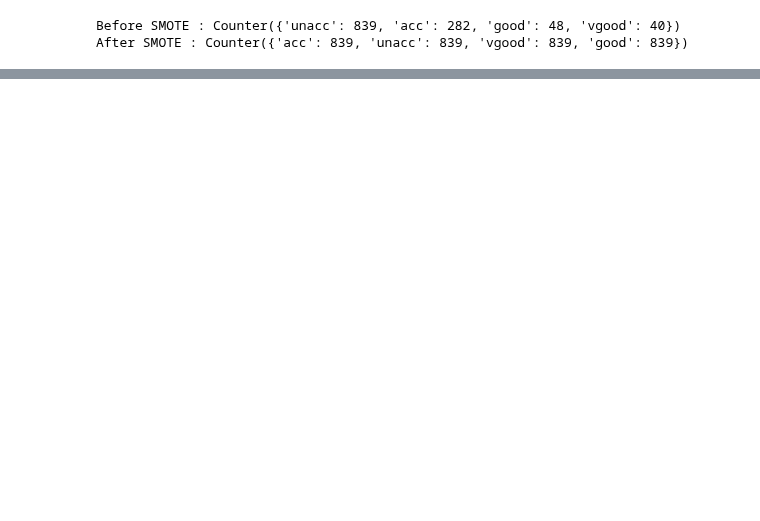
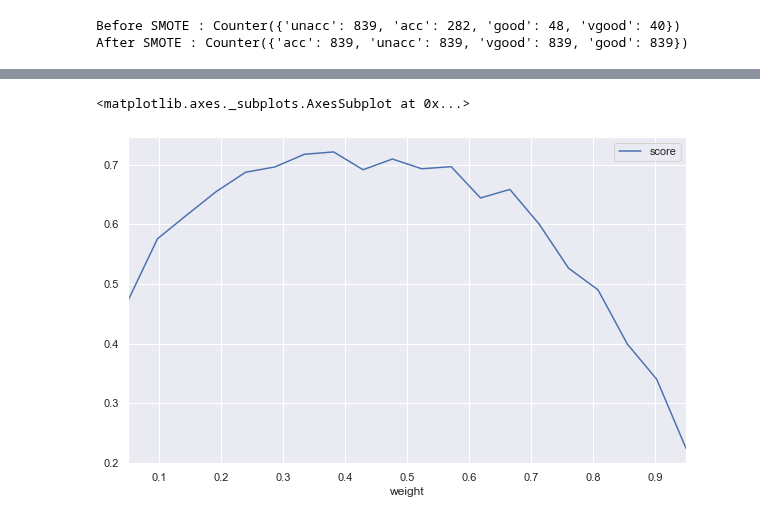
Before and after one commit to johnklee/ml_articles, a Jupyter notebook: others/imbalance_data_by_smote/use_smote_to_handle_imbalanced_data_car_eval.ipynb, the cells around one changed output, grey strips where cells are left out. Saved outputs shown, nothing was run; the diff lists cells and outputs as text; code cells hidden in the pictures; blank space fills up the shorter version.

```diff
--- a/others/imbalance_data_by_smote/use_smote_to_handle_imbalanced_data_car_eval.ipynb
+++ b/others/imbalance_data_by_smote/use_smote_to_handle_imbalanced_data_car_eval.ipynb
@@ -180,0 +351,14 @@ From below result, we learned that SMOTE can help our model to perform better th
+# %%
+# The execution in this cell will take a long time
+weights = np.linspace(0.05, 0.95, 20)
+gsc = GridSearchCV(
+    estimator=LogisticRegression(),
+    param_grid={
+        'class_weight': [{0: x, 1: 1.0-x} for x in weights]
+    },
+    scoring='f1',
+    cv=5
+)
+
+%time grid_result = gsc.fit(X_train, Y_train)
+print("Best parameters : %s" % grid_result.best_params_)
@@ -180,0 +368,7 @@ From below result, we learned that SMOTE can help our model to perform better th
+# %%
+# How the score change over the weight setting increase
+data_out = pd.DataFrame({'score': grid_result.cv_results_['mean_test_score'], 'weight': weights })
+data_out.plot(x='weight')
+# %% [output]
+<matplotlib.axes._subplots.AxesSubplot at 0x...>
+[figure, added]
```
Also changed, not shown: parts of 75 cells of this notebook.
